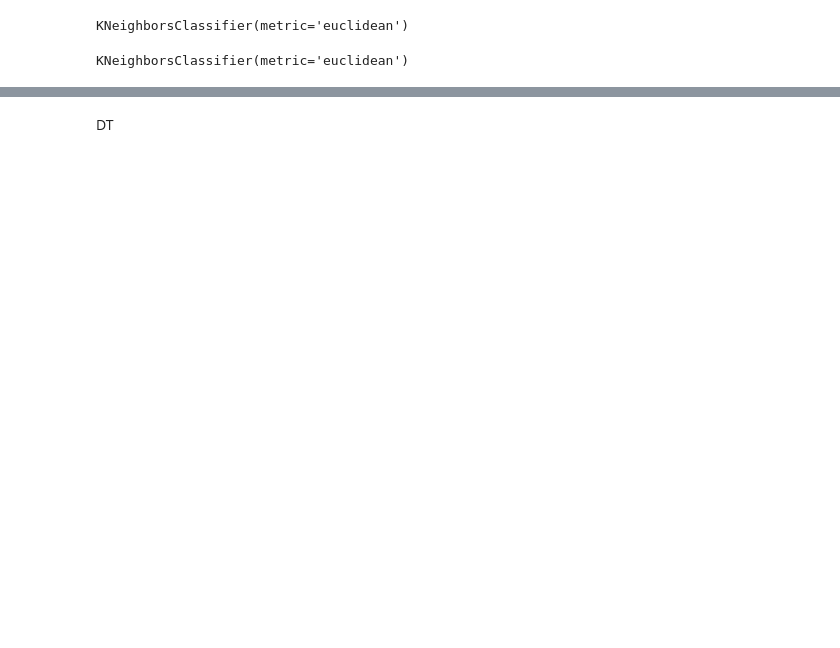
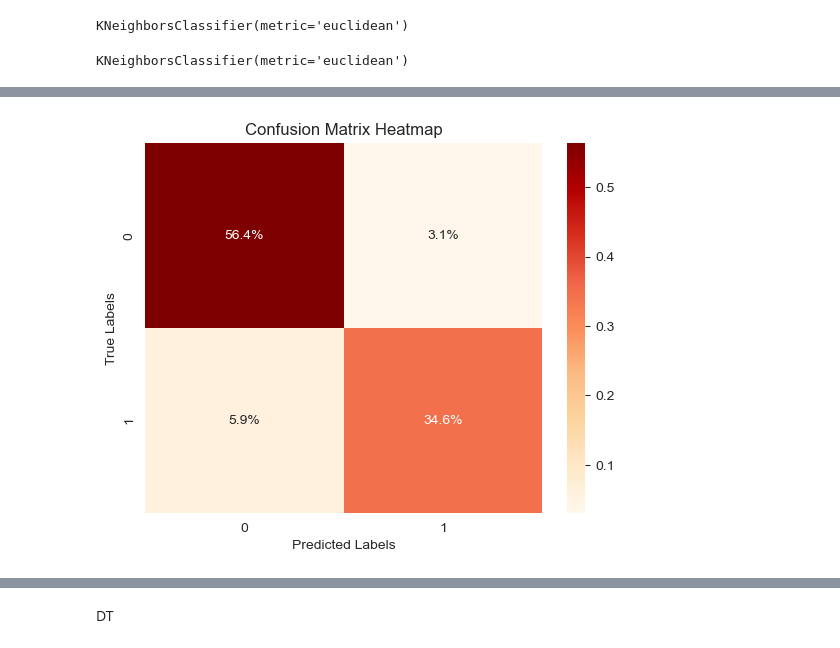
Before and after one commit to HaneekAhamed/ML-CW, a Jupyter notebook: DT.ipynb, the cells around one changed output, grey strips where cells are left out. Saved outputs shown, nothing was run; the diff lists cells and outputs as text; code cells hidden in the pictures; blank space fills up the shorter version.

```diff
--- a/DT.ipynb
+++ b/DT.ipynb
@@ -311 +291,19 @@ sns.heatmap(ConfusionMatrix/num.sum(ConfusionMatrix), annot=True,
+# %%
+import seaborn as sb
+import numpy as num
+
+# plot the heatmap with the color bar
+ax = sb.heatmap(ConfusionMatrix/num.sum(ConfusionMatrix), annot=True, fmt='.1%', cmap='OrRd', cbar=True)
+
+# set the labels for x-axis and y-axis
+ax.set_xlabel('Predicted Labels')
+ax.set_ylabel('True Labels')
+
+# set the title of the plot
+ax.set_title('Confusion Matrix Heatmap')
+
+# display the plot
+plt.show()
+# %% [output]
+[figure, added]
 # %%
```
Also changed, not shown: parts of 38 cells of this notebook.
